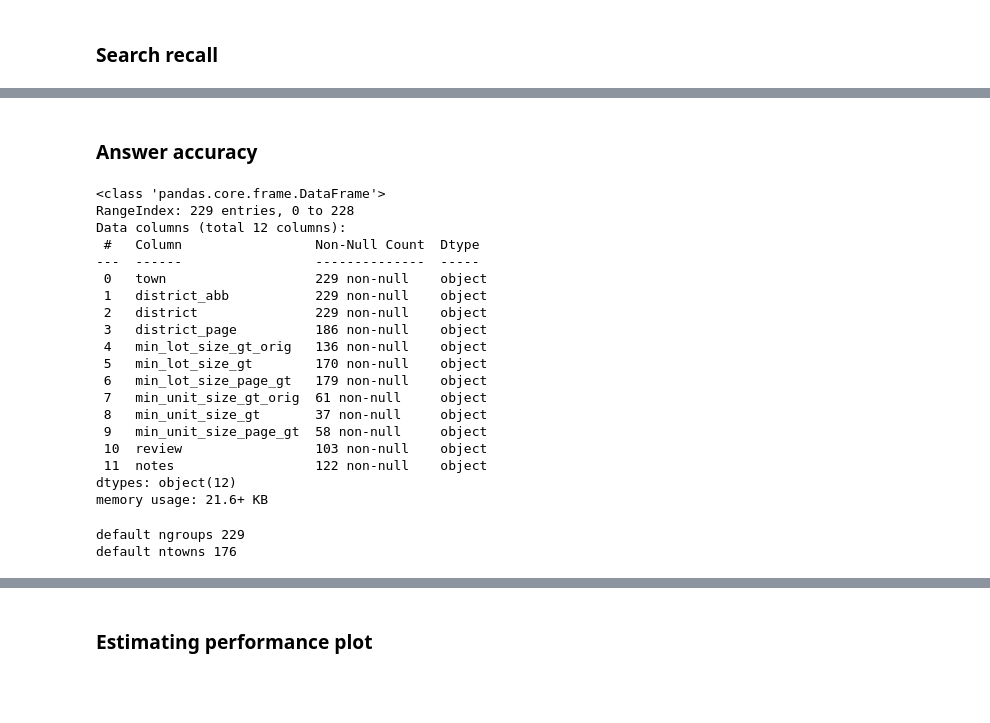
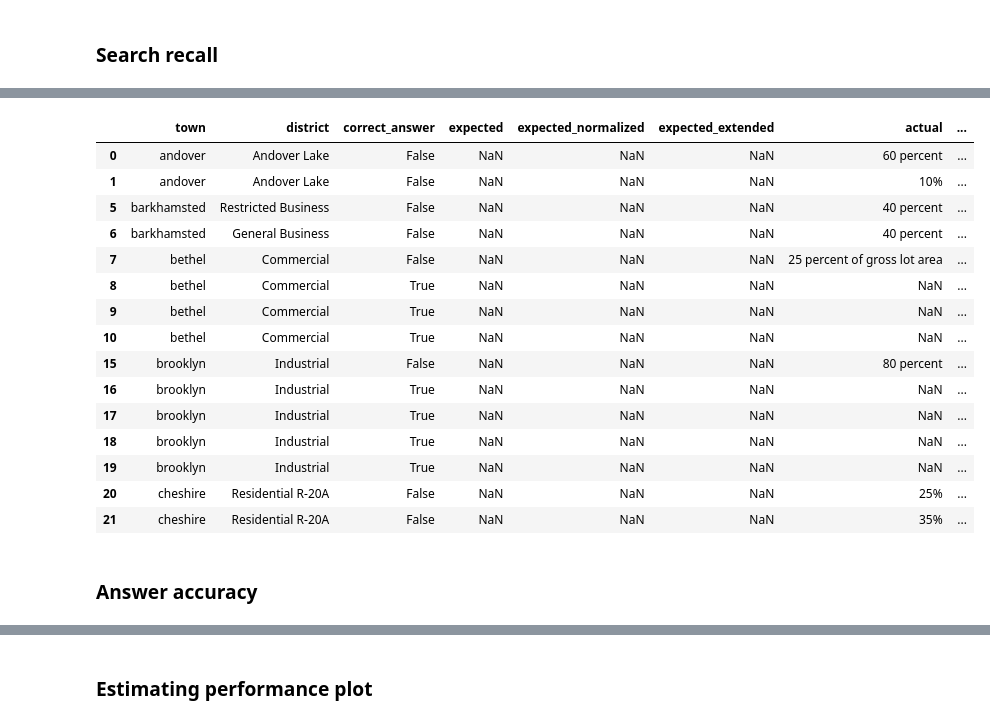
Before and after one commit to National-Zoning-Atlas/zoning-gpt, a Jupyter notebook: eeshakhanna/eval_diagnose.ipynb, the cells around one changed output, grey strips where cells are left out. Cells and saved outputs as stored; diff of their text form; code cells hidden in the pictures; blank space fills up the shorter version.

```diff
--- a/eeshakhanna/eval_diagnose.ipynb
+++ b/eeshakhanna/eval_diagnose.ipynb
@@ -35,4 +7,6 @@ df.groupby(['town', 'district']).ngroups
+# %%
+df = pd.read_csv('../data/results/eval.csv')
+
+df = df[df["term"] == "max_lot_coverage"][["town", "district", "correct_answer", "expected", "expected_normalized", "expected_extended", "actual", "actual_normalized", "confidence", "correct_page_searched", "correct_page_extracted", "gt_page", "searched_pages", "searched_pages_expanded", "extracted_pages"]]
 # %%
-# df["correct_page_searched"] = df["correct_page_searched"].astype("int64")
-# df["correct_page_extracted"] = df["correct_page_extracted"].astype("int64")
-sdf = df.groupby(by=['town', 'district']).agg({"correct_page_searched": "sum"}).reset_index()
+sdf = df.groupby(by=['town', 'district']).agg({"correct_page_searched": "max"}).reset_index()
@@ -50,3 +13 @@ Name: correct_page_searched, dtype: int64
-# %%
-sdf["correct"] = sdf["correct_page_searched"].apply(lambda x: 1 if x > 0 else 0)
 # %%
@@ -83,35 +18,27 @@ df[df["town"].isin(incorrect_search)]
+# %%
+# Display all results for which no correct page was searched.
+df.merge(sdf.query("correct_page_searched == 0"), on=["town", "district"]).query("expected.isna()")
+# %% [output]
+|  | town | district | correct_answer | expected | expected_normalized | expected_extended | actual | ... |
+| 0 | andover | Andover Lake | False | NaN | NaN | NaN | 60 percent | ... |
+| 1 | andover | Andover Lake | False | NaN | NaN | NaN | 10% | ... |
+| 5 | barkhamsted | Restricted Business | False | NaN | NaN | NaN | 40 percent | ... |
+| 6 | barkhamsted | General Business | False | NaN | NaN | NaN | 40 percent | ... |
+| 7 | bethel | Commercial | False | NaN | NaN | NaN | 25 percent of gross lot area | ... |
+| 8 | bethel | Commercial | True | NaN | NaN | NaN | NaN | ... |
+| 9 | bethel | Commercial | True | NaN | NaN | NaN | NaN | ... |
+| 10 | bethel | Commercial | True | NaN | NaN | NaN | NaN | ... |
+| 15 | brooklyn | Industrial | False | NaN | NaN | NaN | 80 percent | ... |
+| 16 | brooklyn | Industrial | True | NaN | NaN | NaN | NaN | ... |
+| 17 | brooklyn | Industrial | True | NaN | NaN | NaN | NaN | ... |
+| 18 | brooklyn | Industrial | True | NaN | NaN | NaN | NaN | ... |
+| 19 | brooklyn | Industrial | True | NaN | NaN | NaN | NaN | ... |
+| 20 | cheshire | Residential R-20A | False | NaN | NaN | NaN | 25% | ... |
+| 21 | cheshire | Residential R-20A | False | NaN | NaN | NaN | 35% | ... |
 # %% [markdown]
 ### Answer accuracy
 # %%
 gt = pd.read_csv('../data/ground_truth.csv')
-# %%
-gt.info()
-# %% [output]
-<class 'pandas.core.frame.DataFrame'>
-RangeIndex: 229 entries, 0 to 228
-Data columns (total 12 columns):
- #   Column                 Non-Null Count  Dtype
----  ------                 --------------  -----
- 0   town                   229 non-null    object
- 1   district_abb           229 non-null    object
- 2   district               229 non-null    object
- 3   district_page          186 non-null    object
- 4   min_lot_size_gt_orig   136 non-null    object
- 5   min_lot_size_gt        170 non-null    object
- 6   min_lot_size_page_gt   179 non-null    object
- 7   min_unit_size_gt_orig  61 non-null     object
- 8   min_unit_size_gt       37 non-null     object
- 9   min_unit_size_page_gt  58 non-null     object
- 10  review                 103 non-null    object
- 11  notes                  122 non-null    object
-dtypes: object(12)
-memory usage: 21.6+ KB
-# %%
-print("default ngroups", gt.groupby(['town', 'district']).ngroups)
-print("default ntowns", gt['town'].nunique())
-# %% [output]
-default ngroups 229
-default ntowns 176
 # %%
 gt_towns = list(gt['town'].unique())
 # %%
```
Also changed, not shown: parts of 31 cells of this notebook, 7 other files.
